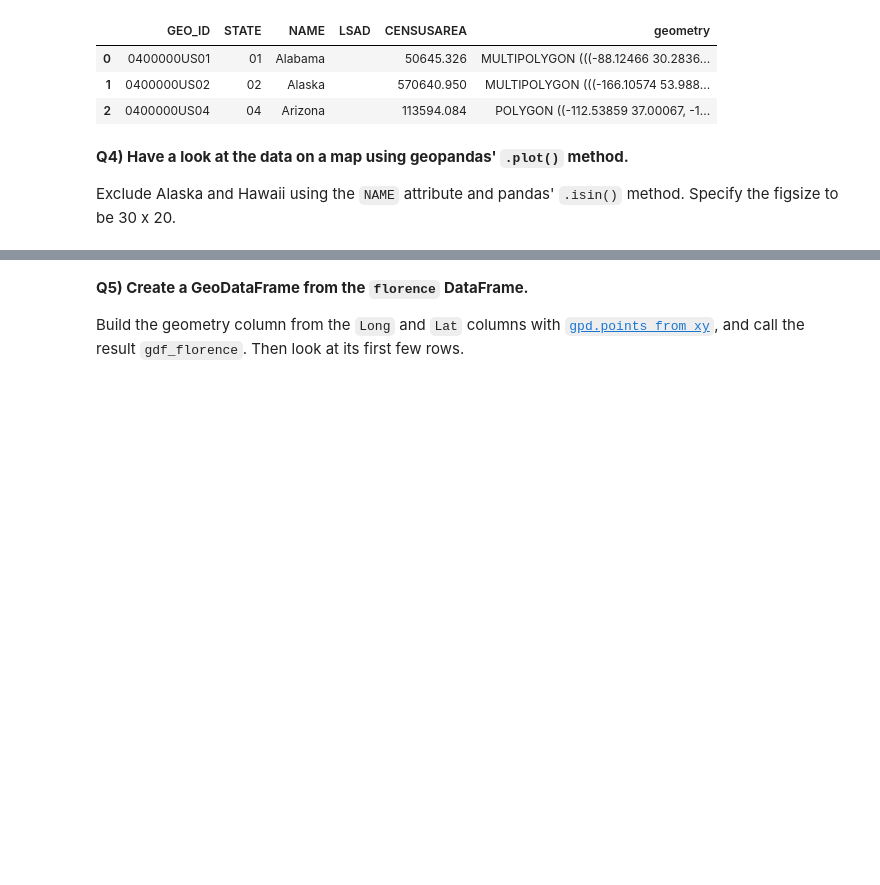
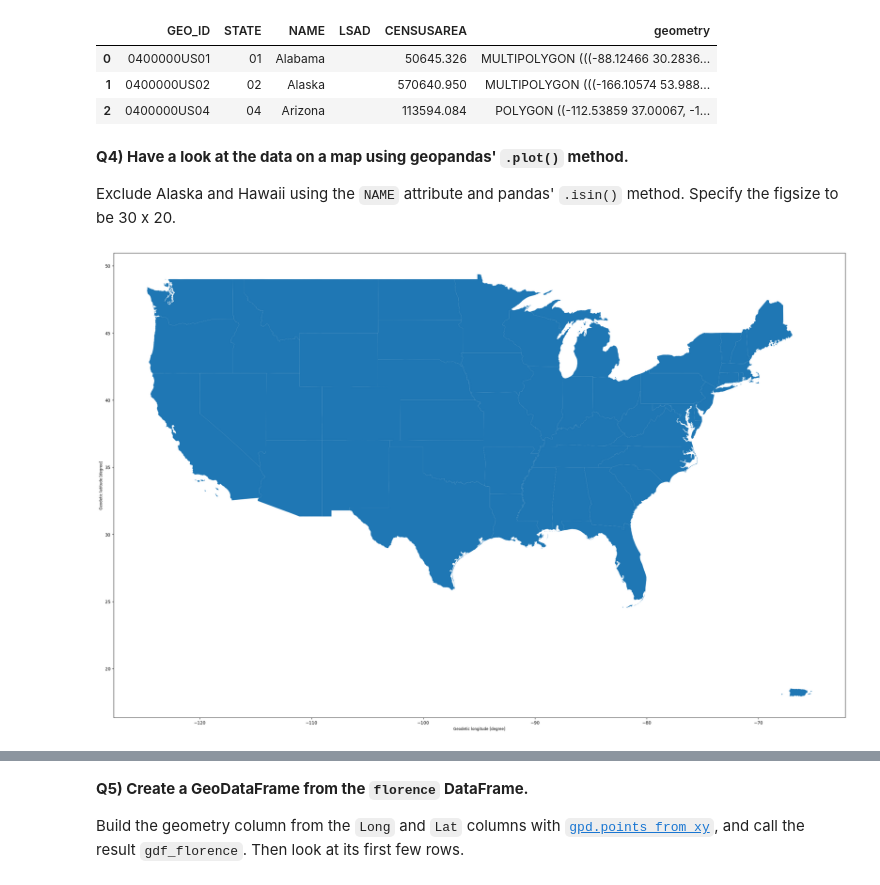
Before and after one commit to Camimichelini0406/2026_Intro_Python, a Jupyter notebook: live/part-I/1.6-geospatial-vector-data-environmental-exercises.ipynb, the cells around one changed output, grey strips where cells are left out. Cells and saved outputs as stored; diff of their text form; code cells hidden in the pictures; blank space fills up the shorter version.

```diff
--- a/live/part-I/1.6-geospatial-vector-data-environmental-exercises.ipynb
+++ b/live/part-I/1.6-geospatial-vector-data-environmental-exercises.ipynb
@@ -122,6 +122,9 @@ Exclude Alaska and Hawaii using the `NAME` attribute and pandas' `.isin()` metho
 figsize to be 30 x 20.
 # %%
 # Plot the US states (Alaska and Hawaii excluded)
+US= country[~country["NAME"].isin(["Alaska","Hawaii"])].plot(figsize=(30,20))
+# %% [output]
+[figure, added]
 # %%
 # Pre-supplied: read in the hurricane Florence data, drop the advisory bookkeeping columns,
 # fix the longitude sign, and have a look at the dataframe.
```
Also changed, not shown: parts of 5 cells of this notebook.
